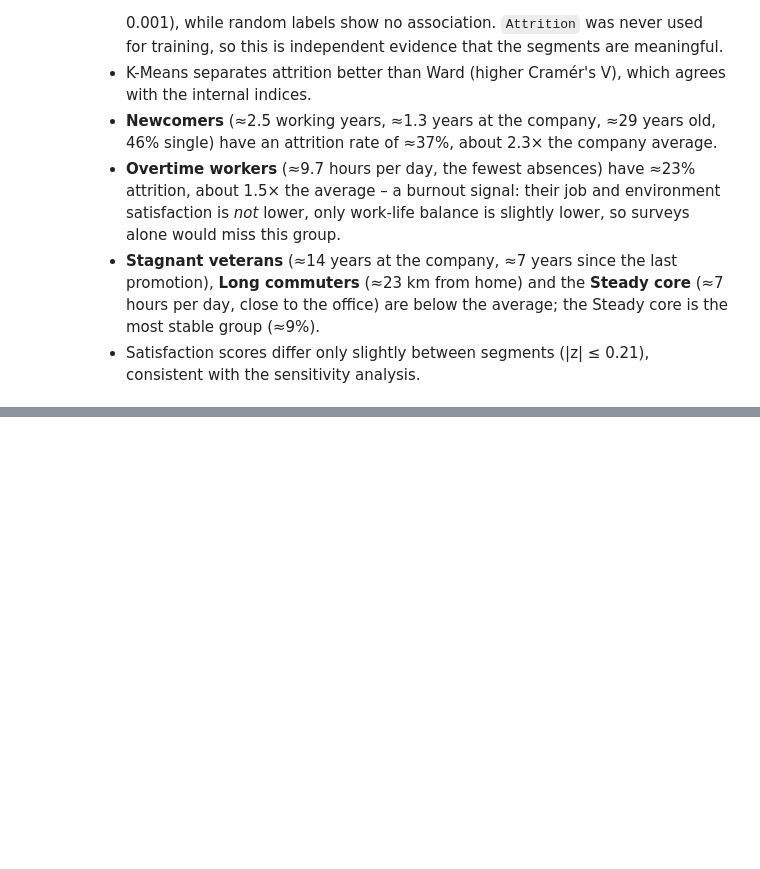
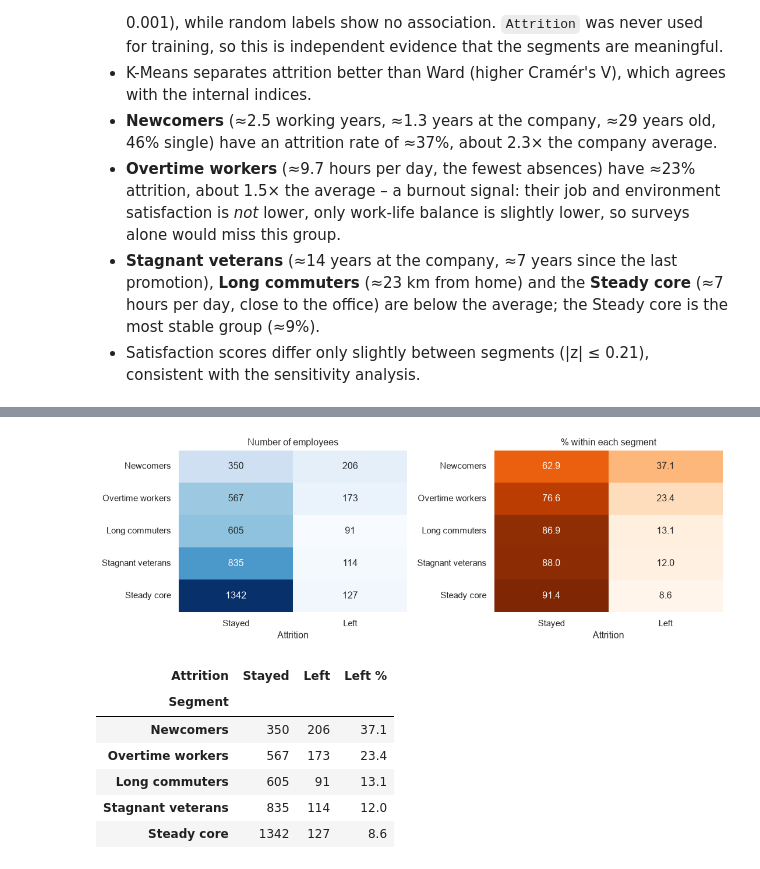
Before and after one commit to DangHoangMinhTu/Project-3---Clustering-HR-Analytics-Case-Study, a Jupyter notebook: HR-Analytics-Case-Study-Clustering.ipynb, the cells around one changed output, grey strips where cells are left out. Saved outputs shown, nothing was run; the diff lists cells and outputs as text; code cells hidden in the pictures; blank space fills up the shorter version.

```diff
--- a/HR-Analytics-Case-Study-Clustering.ipynb
+++ b/HR-Analytics-Case-Study-Clustering.ipynb
@@ -606,0 +660,16 @@ TotalWorkingYears          YearsAtCompany 0.59
+# %%
+from scipy.stats import mannwhitneyu, chi2_contingency
+
+left, stayed = df[df["Attrition"] == 1], df[df["Attrition"] == 0]
+test_rows = []
+for c in [c for c in NUM_EDA if c != "EmployeeID"]:
+    test_rows.append({"variable": c, "test": "Mann-Whitney U",
+                      "leavers (median)": left[c].median(), "stayers (median)": stayed[c].median(),
+                      "p_value": mannwhitneyu(left[c], stayed[c]).pvalue})
+for c in ["BusinessTravel", "MaritalStatus", "Department", "JobRole", "EducationField", "Gender"]:
+    test_rows.append({"variable": c, "test": "Chi-square",
+                      "p_value": chi2_contingency(pd.crosstab(df[c], df["Attrition"]))[1]})
+tests = pd.DataFrame(test_rows).set_index("variable").sort_values("p_value")
+tests["significant (p < 0.05)"] = tests["p_value"] < 0.05
+tests["p_value"] = tests["p_value"].map("{:.1e}".format)
+tests.round(2).fillna("")
@@ -1304,0 +1491,21 @@ rate.round(3)
+# %%
+ct_counts = pd.crosstab(seg["Segment"], seg["Attrition"].map({0: "Stayed", 1: "Left"}))[["Stayed", "Left"]]
+ct_counts = ct_counts.loc[rate.index]                      # same order as the bar chart
+ct_row = ct_counts.div(ct_counts.sum(axis=1), axis=0) * 100
+
+fig, axes = plt.subplots(1, 2, figsize=(11, 3.8))
+sns.heatmap(ct_counts, annot=True, fmt="d", cmap="Blues", cbar=False, ax=axes[0])
+axes[0].set(title="Number of employees", xlabel="Attrition", ylabel="")
+sns.heatmap(ct_row, annot=True, fmt=".1f", cmap="Oranges", cbar=False, ax=axes[1])
+axes[1].set(title="% within each segment", xlabel="Attrition", ylabel="")
+save(fig, "eval_attrition_matrix.png")
+ct_counts.assign(**{"Left %": ct_row["Left"].round(1)})
+# %% [output]
+[figure, added]
+| Attrition | Stayed | Left | Left % |
+| Segment |  |  |  |
+| Newcomers | 350 | 206 | 37.1 |
+| Overtime workers | 567 | 173 | 23.4 |
+| Long commuters | 605 | 91 | 13.1 |
+| Stagnant veterans | 835 | 114 | 12.0 |
+| Steady core | 1342 | 127 | 8.6 |
```
Also changed, not shown: parts of 23 cells of this notebook, 4 other files.
